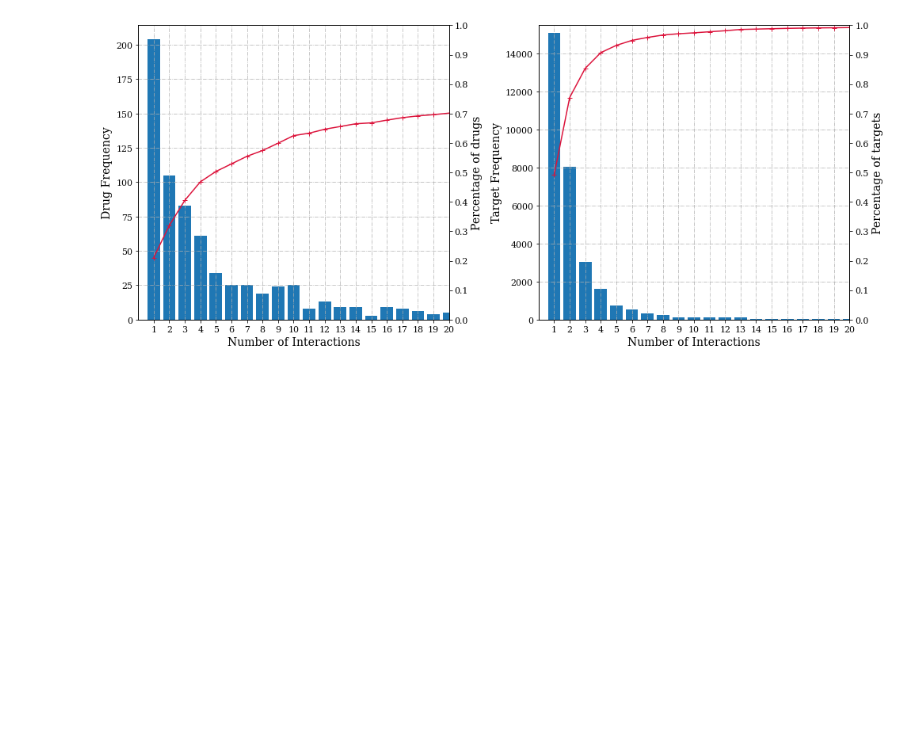
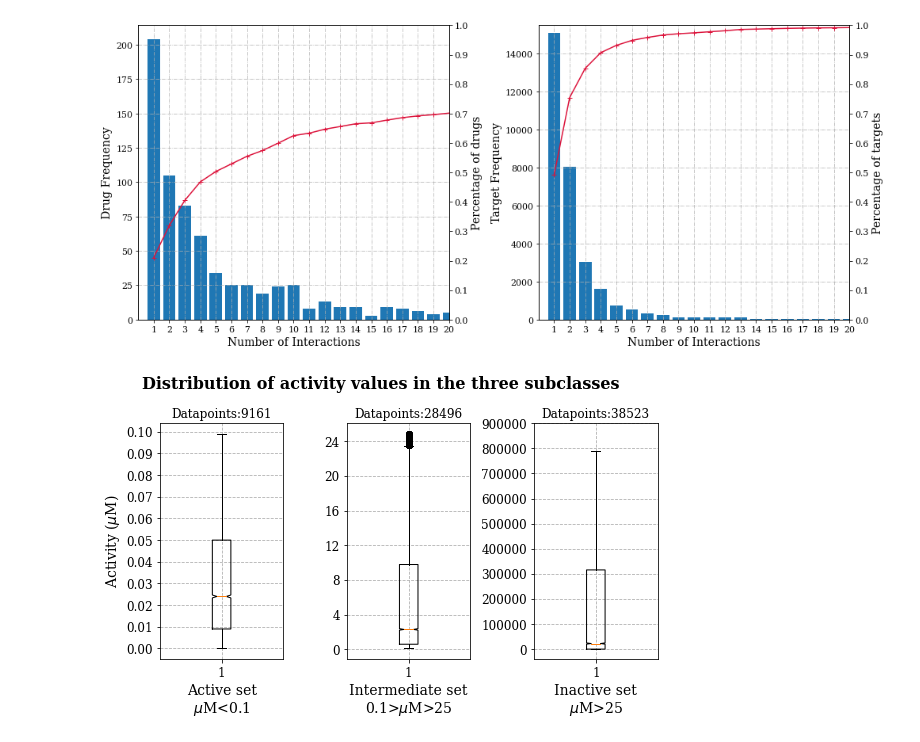
Before and after one commit to TeamSundar/dNNDR, a Jupyter notebook: big_picture.ipynb, the cells around one changed output. Cells and saved outputs as stored; diff of their text form; code cells hidden in the pictures; blank space fills up the shorter version.

Commit message:
Defined drug classes based on activity

```diff
--- a/big_picture.ipynb
+++ b/big_picture.ipynb
@@ -74,3 +74,31 @@ plt.tight_layout()
 #plt.savefig('data/plots/data_overview.png', dpi=1000, format = 'png', bbox_inches='tight')
 # %% [output]
 [figure]
+# %%
+final_clean_DTI = pd.read_csv('data/final_clean_DTI.csv')
+fig, ax = plt.subplots(1,3,figsize=(8,5))
+fig.suptitle('Distribution of activity values in the three subclasses',fontweight = 'bold',  fontsize=16)
+
+ax[0].set_title('Datapoints:%s'%(collections.Counter(final_clean_DTI['IC50']<0.1)[1]))
+ax[0].boxplot(final_clean_DTI['IC50'][final_clean_DTI['IC50']<0.1], notch=True)
+ax[0].set_yticks(np.arange(0, 0.11, 0.01))
+ax[0].set_ylabel('Activity ('+ r'$\mu$'+'M)', fontsize = 14)
+
+ax[1].set_title('Datapoints:%s'%(collections.Counter((final_clean_DTI['IC50']>0.1)&(final_clean_DTI['IC50']<25))[1]))
+ax[1].boxplot(final_clean_DTI['IC50'][(final_clean_DTI['IC50']>0.1)&(final_clean_DTI['IC50']<25)], notch=True)
+ax[1].set_yticks(np.arange(0, 25, 4))
+
+ax[2].set_title('Datapoints:%s'%(collections.Counter(final_clean_DTI['IC50']>25)[1]))
+ax[2].boxplot(final_clean_DTI['IC50'][final_clean_DTI['IC50']>25], notch=True, showfliers=False)
+ax[2].set_yticks(np.arange(0, 1000000, 100000))
+
+for axis,name in zip(ax,[r'Active set%s$\mu$M<0.1'%'\n', r'Intermediate set%s0.1>$\mu$M>25'%'\n', r'Inactive set%s$\mu$M>25'%'\n']):
+    axis.set_xlabel(name, fontsize=14)
+    axis.grid(linestyle='--')
+    axis.tick_params(axis="x", labelsize=12)
+    axis.tick_params(axis="y", labelsize=12)
+
+fig.tight_layout()
+plt.show()
+# %% [output]
+[figure, added]
```
